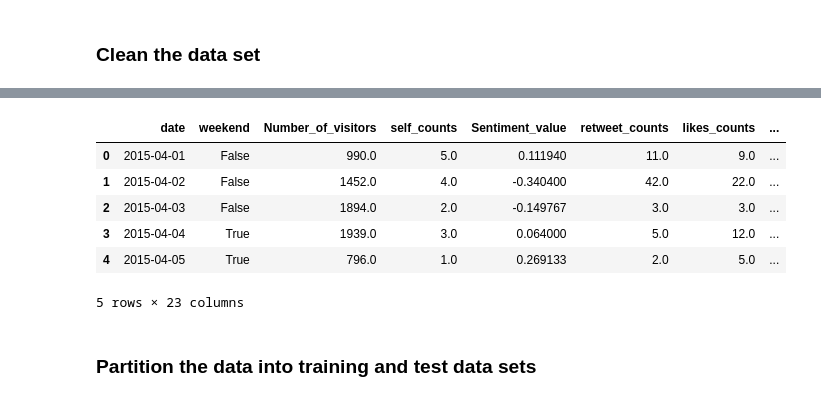
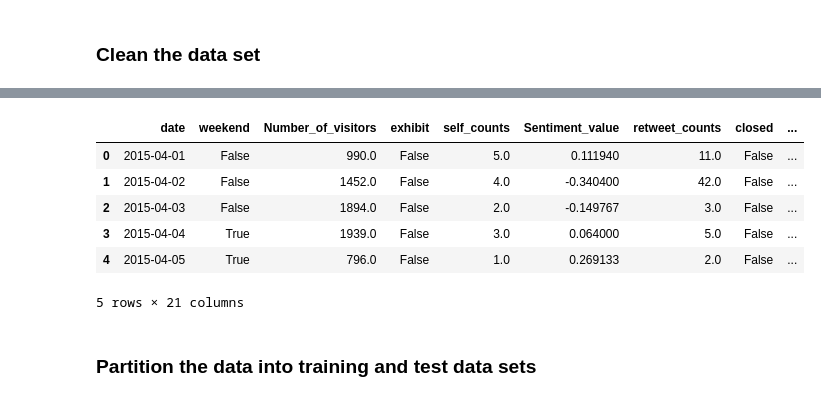
Before and after one commit to celiason/museum-visitor-model, a Jupyter notebook: sentiment.ipynb, the cells around one changed output, grey strips where cells are left out. Drawn from its saved outputs; the diff is of its cells as text; code cells hidden in the pictures.

```diff
--- a/sentiment.ipynb
+++ b/sentiment.ipynb
@@ -763,25 +758,37 @@ merged_data_clim
 # what about special events?
 
 # what about unique exhibitions?
-# '2015-10-24' # death: the human experience
-# '2016-04-22' # art from everywhere
-# '2016-05-21' # rembrandt
-events = ['2015-10-24', '2016-04-22', '2016-05-21']
+# Create a variable to indicate if dates are within certain ranges
+def is_within_date_range(date, start, end):
+    return start <= date <= end
 
+# Define the date ranges for the exhibits
+exhibit_ranges = [
+    ('2015-10-24', '2016-03-01'),  # death: the human experience
+    ('2015-07-04', '2015-09-13')  # art in nature
+    # '2016-04-22' # art from everywhere
+    # '2016-05-21' # rembrandt
+]
+
+# Convert string dates to datetime.date objects
+exhibit_ranges = [(dt.strptime(start, '%Y-%m-%d').date(), dt.strptime(end, '%Y-%m-%d').date()) for start, end in exhibit_ranges]
+
+# Apply the function to create the 'exhibit' column
+merged_data_clim['exhibit'] = merged_data_clim['Date'].apply(lambda x: any(is_within_date_range(x, start, end) for start, end in exhibit_ranges))
 
 # what about marketing campaigns?
 
 # what about twitter sentiment? (might need to account for a lag here)
+# DONE
 
 # what about the weather?
 # DONE
 
 # what about the day of the week?
-print(set(merged_data_clim['day']))
+# DONE
 
 # what about the month?
 merged_data_clim['month'] = merged_data_clim['date'].dt.month
-print(set(merged_data_clim['month']))
 
 # what about the year?
 merged_data_clim['year'] = merged_data_clim['date'].dt.year
@@ -793,5 +800,7 @@ merged_data_clim['year'] = merged_data_clim['date'].dt.year
 # autumn: September to November
 merged_data_clim['season'] = pd.cut(merged_data_clim['month'], bins=[0, 3, 6, 9, 12], labels=['winter', 'spring', 'summer', 'autumn'])
 
+merged_data_clim['closed'] = [True if x ==0 else False for x in merged_data_clim['Number_of_visitors']]
+
 merged_data_clim.head()
 # %% [output]
@@ -860,7 +872,7 @@ Index(['Date', 'Museum', 'Kpi', 'Number_of_visitors', 'Comments',
 ### Clean the data set
 # %%
 # Select relevant variables
-selected_columns = ['date', 'day', 'season', 'weekend', 'Number_of_visitors', 'self_counts', 'Sentiment_value', 'retweet_counts', 'likes_counts', 'tavg', 'prcp', 'tmin', 'tmax', 'wspd']
+selected_columns = ['date', 'day', 'weekend', 'Number_of_visitors', 'exhibit', 'self_counts', 'Sentiment_value', 'retweet_counts', 'closed', 'likes_counts', 'tavg', 'prcp', 'tmin', 'tmax', 'wspd']
 
 # selected_columns2 = ['date', 'season', 'trend', 'retweet_counts', 'likes_counts', 'positive_counts', 'negative_counts', 'neutral_counts', 'tavg', 'prcp', 'tmin', 'tmax', 'wspd']
 
@@ -881,15 +893,15 @@ cleaned_data.head()
 # %%
-cleaned_data = pd.get_dummies(cleaned_data, columns=['season','day'])
+cleaned_data = pd.get_dummies(cleaned_data, columns=['day'])
 # cleaned_data = pd.get_dummies(cleaned_data, columns=['season'])
 cleaned_data.head()
 # %% [output]
-|  | date | weekend | Number_of_visitors | self_counts | Sentiment_value | retweet_counts | likes_counts | ... |
-| 0 | 2015-04-01 | False | 990.0 | 5.0 | 0.111940 | 11.0 | 9.0 | ... |
-| 1 | 2015-04-02 | False | 1452.0 | 4.0 | -0.340400 | 42.0 | 22.0 | ... |
-| 2 | 2015-04-03 | False | 1894.0 | 2.0 | -0.149767 | 3.0 | 3.0 | ... |
-| 3 | 2015-04-04 | True | 1939.0 | 3.0 | 0.064000 | 5.0 | 12.0 | ... |
-| 4 | 2015-04-05 | True | 796.0 | 1.0 | 0.269133 | 2.0 | 5.0 | ... |
+|  | date | weekend | Number_of_visitors | exhibit | self_counts | Sentiment_value | retweet_counts | closed | ... |
+| 0 | 2015-04-01 | False | 990.0 | False | 5.0 | 0.111940 | 11.0 | False | ... |
+| 1 | 2015-04-02 | False | 1452.0 | False | 4.0 | -0.340400 | 42.0 | False | ... |
+| 2 | 2015-04-03 | False | 1894.0 | False | 2.0 | -0.149767 | 3.0 | False | ... |
+| 3 | 2015-04-04 | True | 1939.0 | False | 3.0 | 0.064000 | 5.0 | False | ... |
+| 4 | 2015-04-05 | True | 796.0 | False | 1.0 | 0.269133 | 2.0 | False | ... |
-5 rows × 23 columns
+5 rows × 21 columns
 # %% [markdown]
 ### Partition the data into training and test data sets
 # %%
```
Also changed, not shown: parts of 20 cells of this notebook, 1 other file.
